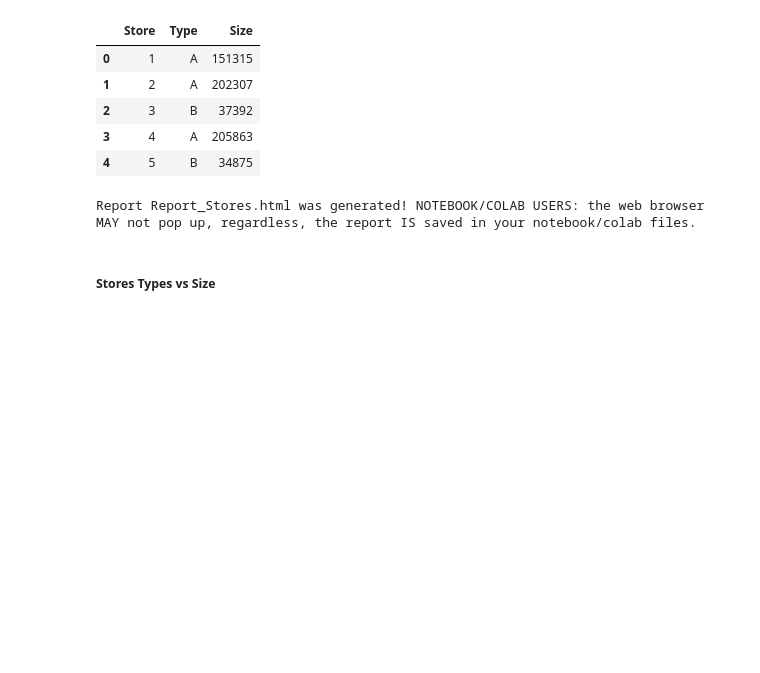
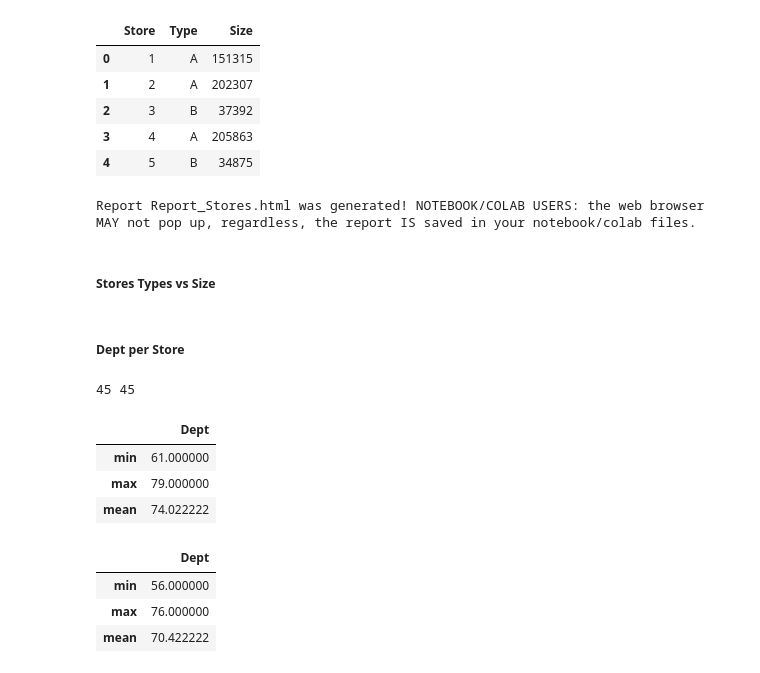
Before and after one commit to mrakelinggar/walmart-sales-forecast, a Jupyter notebook: 0_exploratory_data_analysis.ipynb, the cells around one changed output. Saved outputs shown, nothing was run; the diff lists cells and outputs as text; code cells hidden in the pictures; blank space fills up the shorter version.

```diff
--- a/0_exploratory_data_analysis.ipynb
+++ b/0_exploratory_data_analysis.ipynb
@@ -57,3 +69,19 @@ Report Report_Stores.html was generated! NOTEBOOK/COLAB USERS: the web browser M
 # stores.groupby(['Type'])['Size'].agg(['mean', 'min', 'max']).reset_index()
 fig = px.box(stores, x="Type", y="Size")
 fig.show()
+# %% [markdown]
+##### Dept per Store
+# %%
+print(train_df['Store'].nunique(), test_df['Store'].nunique())
+display(train_df.groupby('Store').agg({'Dept':'nunique'}).reset_index().agg({'Dept':['min', 'max', 'mean']}))
+display(test_df.groupby('Store').agg({'Dept':'nunique'}).reset_index().agg({'Dept':['min', 'max', 'mean']}))
+# %% [output]
+45 45
+|  | Dept |
+| min | 61.000000 |
+| max | 79.000000 |
+| mean | 74.022222 |
+|  | Dept |
+| min | 56.000000 |
+| max | 76.000000 |
+| mean | 70.422222 |
```
Also changed, not shown: parts of 10 cells of this notebook.
